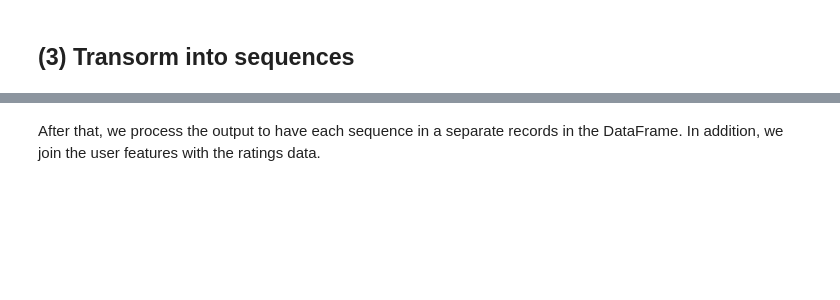
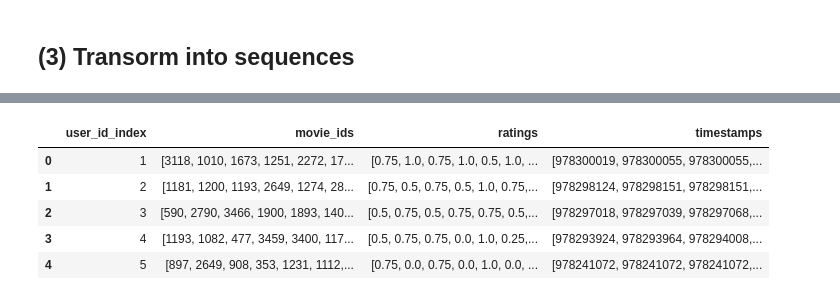
Before and after one commit to Nelsonlin0321/ml-machine-learning-cook-book, a Jupyter notebook: behavior-sequence-transformer-recommender-with-pytorch-by-movie-rating-prediction copy/10-data-transformation.ipynb, the cells around one changed output, grey strips where cells are left out. Cells and saved outputs as stored; diff of their text form; code cells hidden in the pictures; blank space fills up the shorter version.

```diff
--- a/behavior-sequence-transformer-recommender-with-pytorch-by-movie-rating-prediction copy/movielens_recommendations_transformers.ipynb
+++ b/behavior-sequence-transformer-recommender-with-pytorch-by-movie-rating-prediction copy/10-data-transformation.ipynb
@@ -176,3 +178,12 @@ number of sequences to generate for each user.
+# %%
+ratings_data.head()
+# %% [output]
+|  | user_id_index | movie_ids | ratings | timestamps |
+| 0 | 1 | [3118, 1010, 1673, 1251, 2272, 17... | [0.75, 1.0, 0.75, 1.0, 0.5, 1.0, ... | [978300019, 978300055, 978300055,... |
+| 1 | 2 | [1181, 1200, 1193, 2649, 1274, 28... | [0.75, 0.5, 0.75, 0.5, 1.0, 0.75,... | [978298124, 978298151, 978298151,... |
+| 2 | 3 | [590, 2790, 3466, 1900, 1893, 140... | [0.5, 0.75, 0.5, 0.75, 0.75, 0.5,... | [978297018, 978297039, 978297068,... |
+| 3 | 4 | [1193, 1082, 477, 3459, 3400, 117... | [0.5, 0.75, 0.75, 0.0, 1.0, 0.25,... | [978293924, 978293964, 978294008,... |
+| 4 | 5 | [897, 2649, 908, 353, 1231, 1112,... | [0.75, 0.0, 0.75, 0.0, 1.0, 0.0, ... | [978241072, 978241072, 978241072,... |
 # %%
 sequence_length = 4
 step_size = 2
@@ -203,6 +214,3 @@ ratings_data.ratings = ratings_data.ratings.apply(
 )
 
 del ratings_data["timestamps"]
-# %% [markdown]
-After that, we process the output to have each sequence in a separate records in
-the DataFrame. In addition, we join the user features with the ratings data.
```
Also changed, not shown: parts of 26 cells of this notebook.
